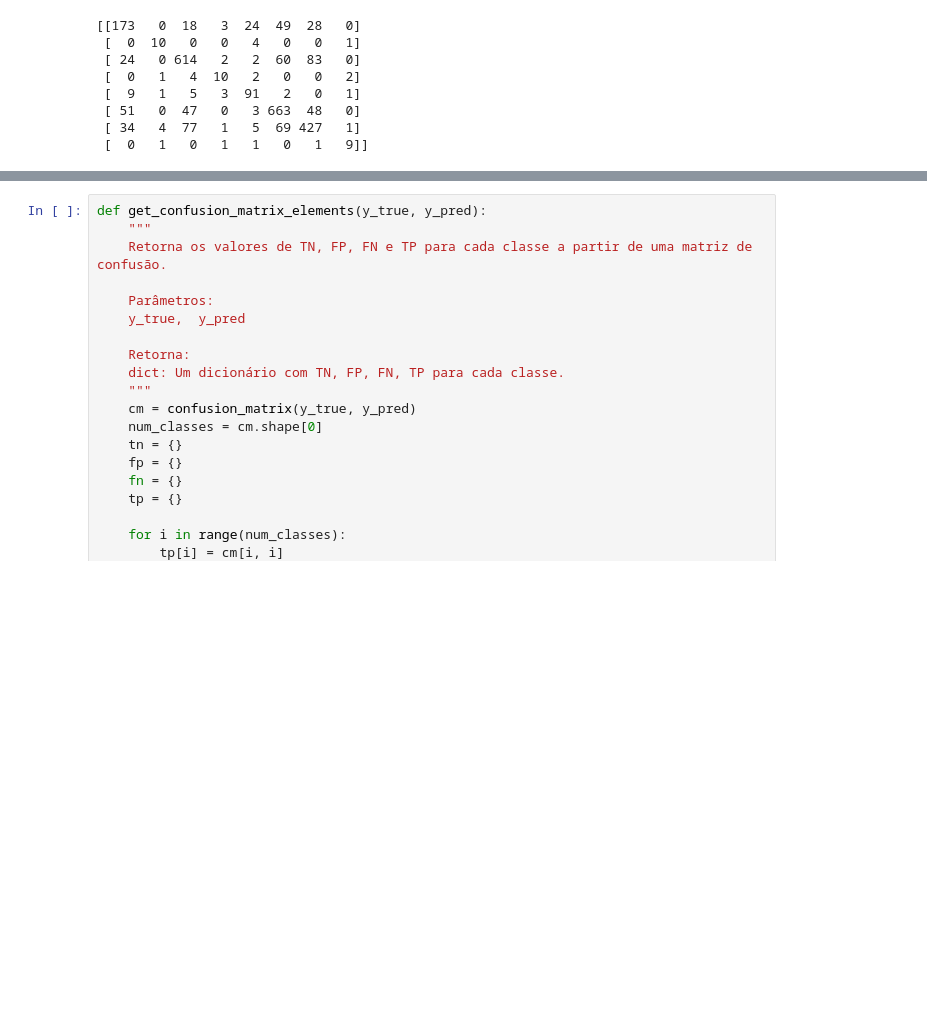
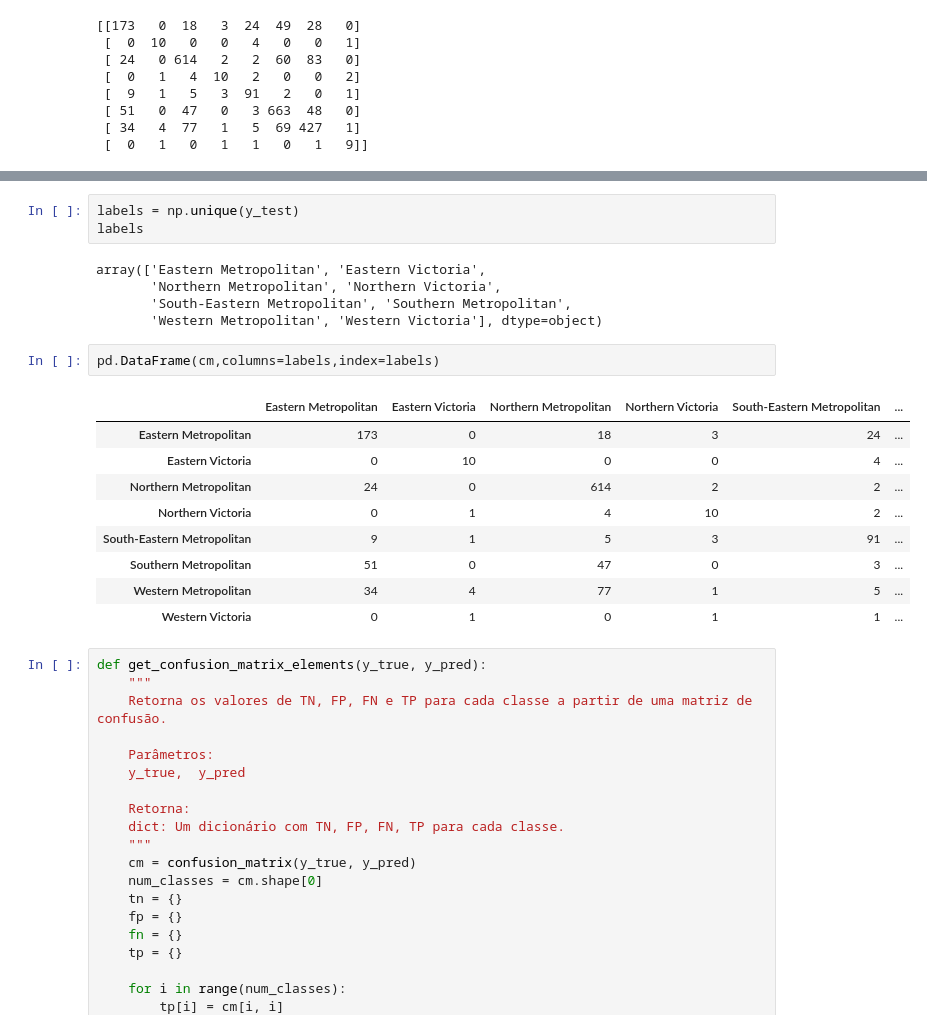
Before and after one commit to nicolemartins7/Prova-Integrada_temp, a Jupyter notebook: a.ipynb, the cells around one changed output, grey strips where cells are left out. Drawn from its saved outputs; the diff is of its cells as text; blank space fills up the shorter version.

```diff
--- a/a.ipynb
+++ b/a.ipynb
@@ -113,3 +128,23 @@ print(cm)
+# %%
+labels = np.unique(y_test)
+labels
+# %% [output]
+array(['Eastern Metropolitan', 'Eastern Victoria',
+       'Northern Metropolitan', 'Northern Victoria',
+       'South-Eastern Metropolitan', 'Southern Metropolitan',
+       'Western Metropolitan', 'Western Victoria'], dtype=object)
+# %%
+pd.DataFrame(cm,columns=labels,index=labels)
+# %% [output]
+|  | Eastern Metropolitan | Eastern Victoria | Northern Metropolitan | Northern Victoria | South-Eastern Metropolitan | ... |
+| Eastern Metropolitan | 173 | 0 | 18 | 3 | 24 | ... |
+| Eastern Victoria | 0 | 10 | 0 | 0 | 4 | ... |
+| Northern Metropolitan | 24 | 0 | 614 | 2 | 2 | ... |
+| Northern Victoria | 0 | 1 | 4 | 10 | 2 | ... |
+| South-Eastern Metropolitan | 9 | 1 | 5 | 3 | 91 | ... |
+| Southern Metropolitan | 51 | 0 | 47 | 0 | 3 | ... |
+| Western Metropolitan | 34 | 4 | 77 | 1 | 5 | ... |
+| Western Victoria | 0 | 1 | 0 | 1 | 1 | ... |
 # %%
 def get_confusion_matrix_elements(y_true, y_pred):
     """
```
Also changed, not shown: parts of 1 cell of this notebook.
